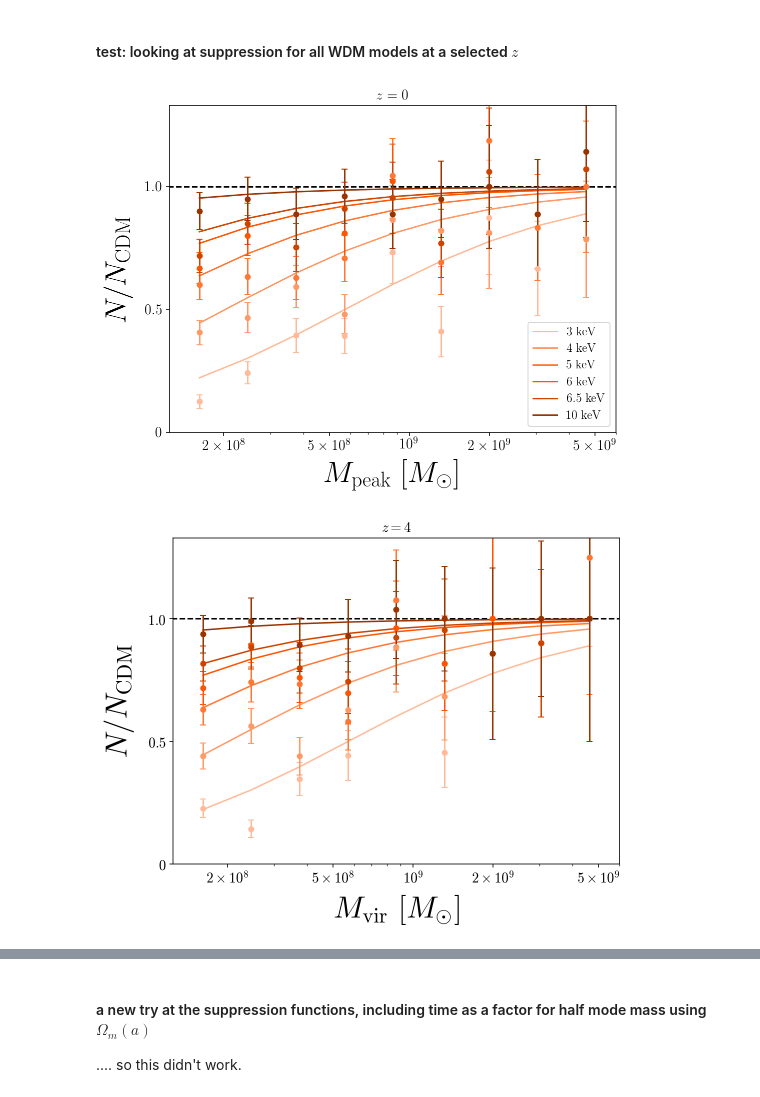
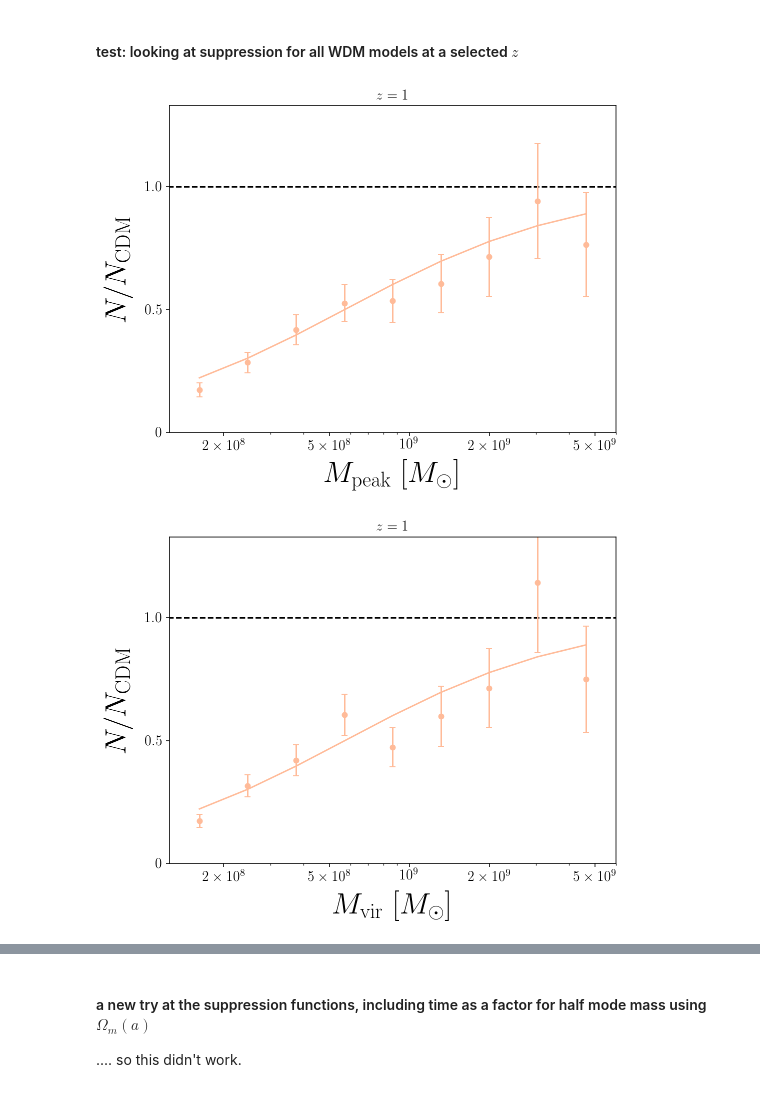
Before and after one commit to theotherlogan/nsbp-2023, a Jupyter notebook: notebooks/logan_week4.ipynb, the cells around one changed output, grey strips where cells are left out. Saved outputs shown, nothing was run; the diff lists cells and outputs as text; code cells hidden in the pictures.

```diff
--- a/notebooks/logan_week4.ipynb
+++ b/notebooks/logan_week4.ipynb
@@ -450,10 +450,11 @@ for model in models:
 plt.figure(figsize=(8,6))
 plt.xscale('log')
 
-z_desired = 0
+z_desired = 1
 z = str(redshifts[np.argmin(np.abs(redshifts - z_desired))])
 ###
-
+# models = ['wdm_3', 'wdm_4', 'wdm_5','wdm_6','wdm_6.5', 'wdm_10']
+models = ['wdm_3']
 plt.plot(np.linspace(1e8,6e9,10),np.ones(10),ls='--',c='k')
 
 for model in models:
@@ -478,50 +479,51 @@ plt.ylim(0,1.33)
 plt.xlabel(r'$M_{\rm{peak}}\ [M_{\mathrm{\odot}}]$',fontsize=30,labelpad=8)
 plt.ylabel(r'$N/N_{\rm{CDM}}$', fontsize=30, labelpad=12)
 
-plt.legend(fontsize=12)
+# plt.legend(fontsize=12)
 plt.title(f'$z = {z_desired}$', fontsize=14)
 
 plt.show()
 # %% [output]
-[figure, old version]
+[figure, new version]
 # %%
 plt.figure(figsize=(8,6))
 plt.xscale('log')
 
-z_desired = 0
+# z_desired = 0
 z = str(redshifts[np.argmin(np.abs(redshifts - z_desired))])
 ###
 
 plt.plot(np.linspace(1e8,6e9,10),np.ones(10),ls='--',c='k')
-models = ['wdm_3', 'wdm_4', 'wdm_5','wdm_6','wdm_6.5', 'wdm_10']
+# models = ['wdm_3', 'wdm_4', 'wdm_5','wdm_6','wdm_6.5', 'wdm_10']
+models = ['wdm_3']
 for model in models:
 
     plt.scatter(0.5*(base_mpeak[1:]+base_mpeak[:-1]), wdm_shmf_mvir_suppression[model][z],
                 marker='o',color=sim_colors[model],s=10)
 
     plt.errorbar(0.5*(base_mpeak[1:]+base_mpeak[:-1]),wdm_shmf_mvir_suppression[model][z],yerr=wdm_shmf_mvir_suppression_err[model][z],
                  linestyle='none',marker='.',markersize=10,capsize=3,color=sim_colors[model])
 
     plt.plot(0.5*(base_mpeak[1:]+base_mpeak[:-1]),shmf_suppression((base_mpeak[1:]+base_mpeak[:-1]), float(model[4:])),
                 c=sim_colors[model], label=f'{model[4:]} keV')
 
 ###
 
 plt.xticks([2e8,5e8,1e9,2e9,5e9],[r'$2\times 10^8$',r'$5\times 10^8$',r'$10^9$',r'$2\times 10^9$',r'$5\times 10^9$'],fontsize=14)
 plt.yticks([0,0.5,1.0],[r'$0$',r'$0.5$',r'$1.0$'], fontsize=14)
 
 plt.xlim(1.25e8,6e9)
 plt.ylim(0,1.33)
 
 plt.xlabel(r'$M_{\rm{vir}}\ [M_{\mathrm{\odot}}]$',fontsize=30,labelpad=8)
 plt.ylabel(r'$N/N_{\rm{CDM}}$', fontsize=30, labelpad=12)
 
 # plt.legend(fontsize=12)
 plt.title(f'$z = {z_desired}$', fontsize=14)
 
 plt.show()
 # %% [output]
-[figure, old version]
+[figure, new version]
 # %%
 idx = 8
 plt.figure(figsize=(8,6))
```
Also changed, not shown: parts of 6 cells of this notebook.
